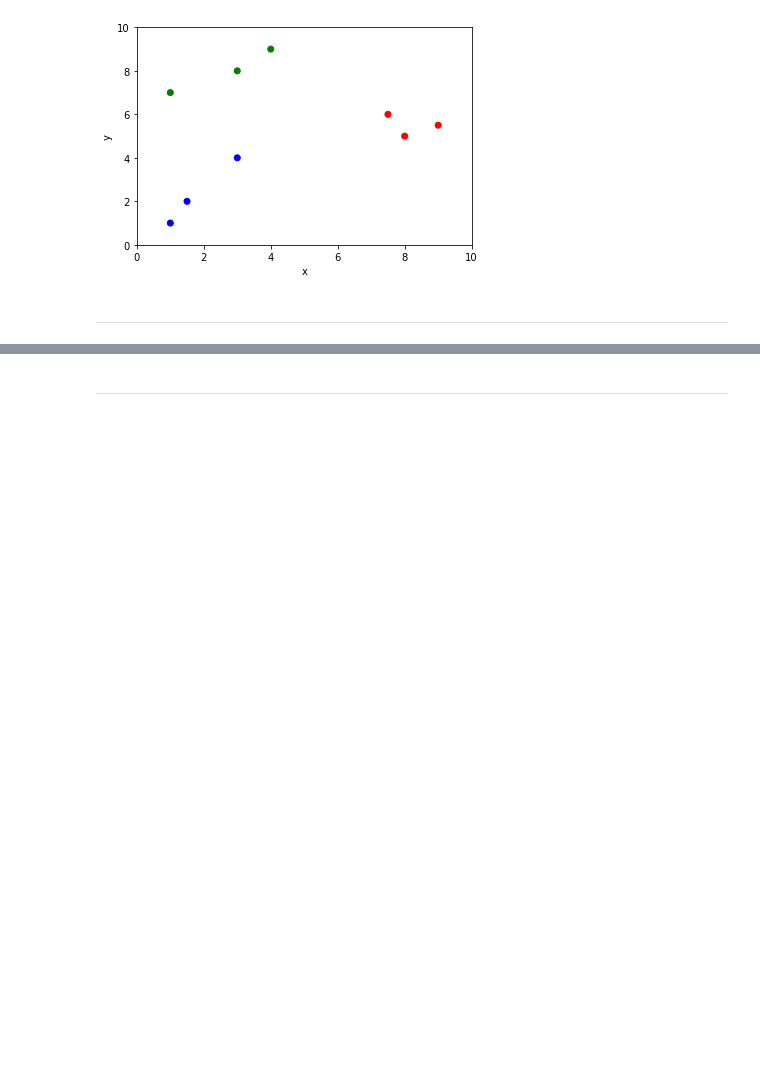
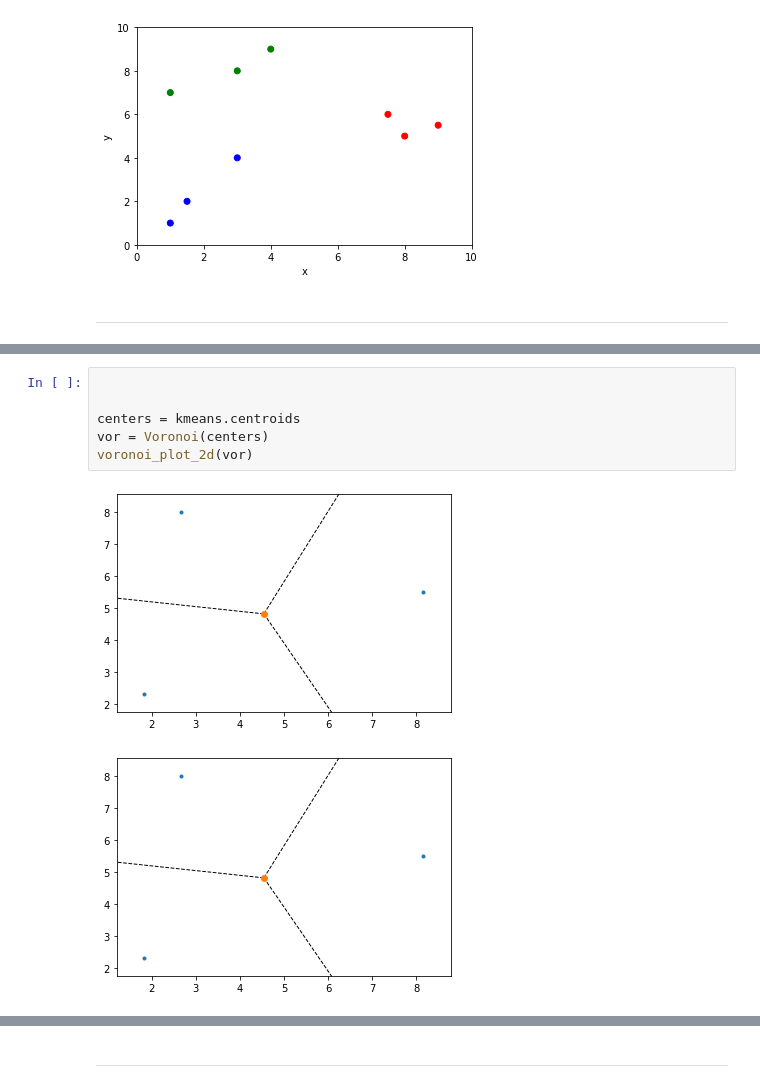
Before and after one commit to gaguillaume/project_clustering_Netflix, a Jupyter notebook: K-means_test.ipynb, the cells around one changed output, grey strips where cells are left out. Saved outputs shown, nothing was run; the diff lists cells and outputs as text; blank space fills up the shorter version.

```diff
--- a/K-means_test.ipynb
+++ b/K-means_test.ipynb
@@ -200,3 +200,12 @@ kmeans.graph
+# %%
+
+
+centers = kmeans.centroids
+vor = Voronoi(centers)
+voronoi_plot_2d(vor)
+# %% [output]
+[figure, added]
+[figure, added]
 # %%
 kmed = KMedoids(n_clusters=3, n_iter=100, dist='euc')
 kmed.fit(df_X, drawing=False)
```
Also changed, not shown: parts of 15 cells of this notebook.
